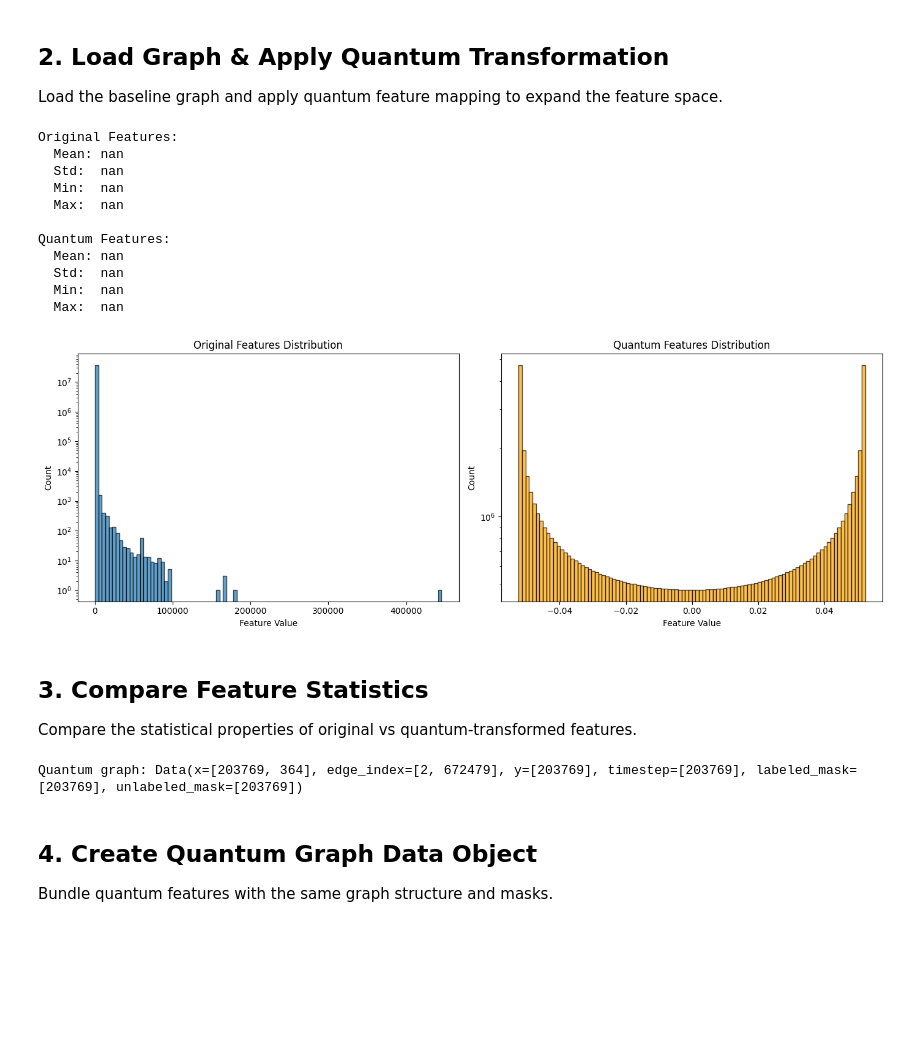
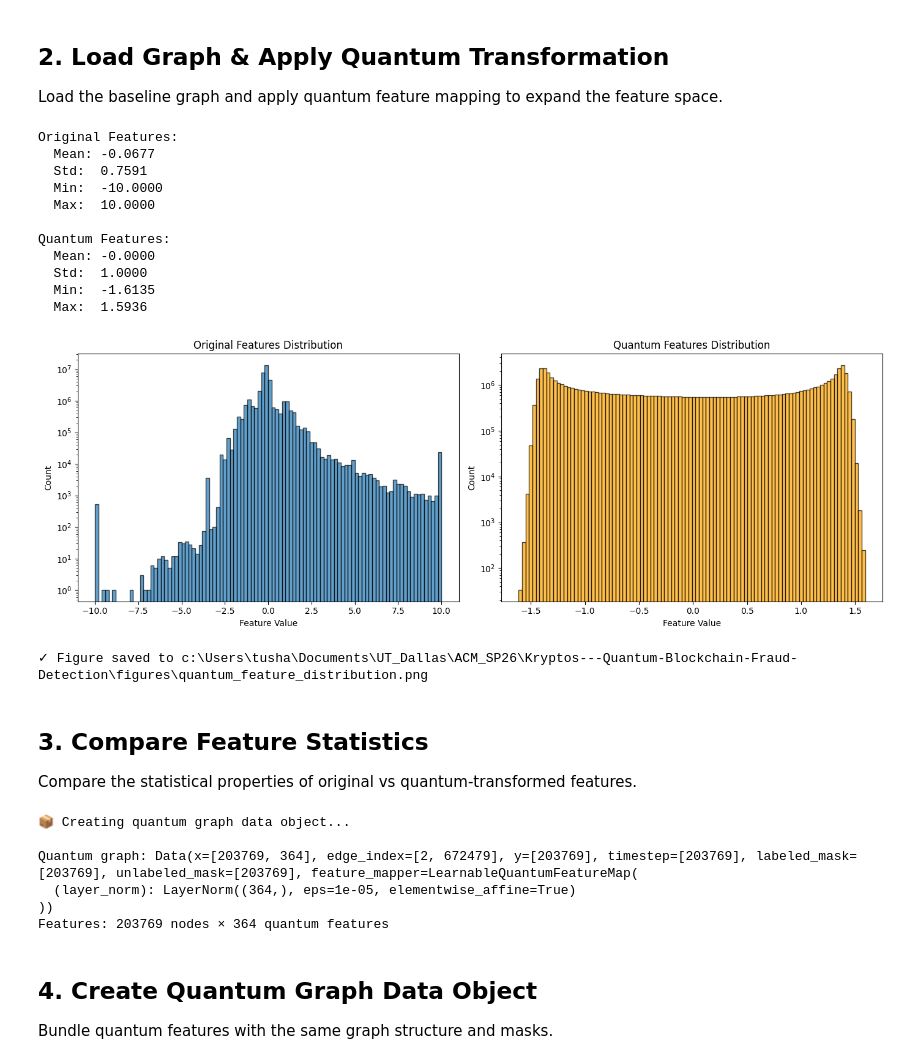
Before and after one commit to toosh-legacy/Kryptos---Quantum-Blockchain-Fraud-Detection, a Jupyter notebook: notebooks/05_quantum_feature_map.ipynb, the cells around one changed output. Saved outputs shown, nothing was run; the diff lists cells and outputs as text; code cells hidden in the pictures; blank space fills up the shorter version.

Commit message:
first model fix with quant producing better results

```diff
--- a/notebooks/05_quantum_feature_map.ipynb
+++ b/notebooks/05_quantum_feature_map.ipynb
@@ -68,6 +117,8 @@ Quantum features: torch.Size([203769, 364])
 
 Load the baseline graph and apply quantum feature mapping to expand the feature space.
 # %%
+import numpy as np
+
 print("\nOriginal Features:")
 print(f"  Mean: {data.x.mean().item():.4f}")
 print(f"  Std:  {data.x.std().item():.4f}")
@@ -77,44 +128,53 @@ print(f"  Max:  {data.x.max().item():.4f}")
 print("\nQuantum Features:")
 print(f"  Mean: {x_quantum.mean().item():.4f}")
 print(f"  Std:  {x_quantum.std().item():.4f}")
 print(f"  Min:  {x_quantum.min().item():.4f}")
 print(f"  Max:  {x_quantum.max().item():.4f}")
 
 # Visualize feature distributions
 fig, axes = plt.subplots(1, 2, figsize=(14, 5))
 
+# Filter out NaN values for visualization
+original_flat = data.x.cpu().numpy().flatten()
+original_flat = original_flat[~np.isnan(original_flat)]
+
+quantum_flat = x_quantum.detach().cpu().numpy().flatten()
+quantum_flat = quantum_flat[~np.isnan(quantum_flat)]
+
 # Original features
-axes[0].hist(data.x.cpu().numpy().flatten(), bins=100, alpha=0.7, edgecolor='black')
+axes[0].hist(original_flat, bins=100, alpha=0.7, edgecolor='black')
 axes[0].set_xlabel('Feature Value')
 axes[0].set_ylabel('Count')
 axes[0].set_title('Original Features Distribution')
 axes[0].set_yscale('log')
 
 # Quantum features
-axes[1].hist(x_quantum.cpu().numpy().flatten(), bins=100, alpha=0.7,
+axes[1].hist(quantum_flat, bins=100, alpha=0.7,
              color='orange', edgecolor='black')
 axes[1].set_xlabel('Feature Value')
 axes[1].set_ylabel('Count')
 axes[1].set_title('Quantum Features Distribution')
 axes[1].set_yscale('log')
 
 plt.tight_layout()
 save_path = FIGURES_DIR / FIGURE_FILES['quantum_features']
 plt.savefig(save_path, dpi=150)
 plt.show()
+print(f"\n✓ Figure saved to {save_path}")
 # %% [output]
 Original Features:
-  Mean: nan
-  Std:  nan
-  Min:  nan
-  Max:  nan
+  Mean: -0.0677
+  Std:  0.7591
+  Min:  -10.0000
+  Max:  10.0000
 
 Quantum Features:
-  Mean: nan
-  Std:  nan
-  Min:  nan
-  Max:  nan
+  Mean: -0.0000
+  Std:  1.0000
+  Min:  -1.6135
+  Max:  1.5936
-[figure, old version]
+[figure, new version]
+✓ Figure saved to c:\Users\tusha\Documents\UT_Dallas\ACM_SP26\Kryptos---Quantum-Blockchain-Fraud-Detection\figures\quantum_feature_distribution.png
 # %% [markdown]
 ## 3. Compare Feature Statistics
 
@@ -123,6 +183,7 @@ Compare the statistical properties of original vs quantum-transformed features.
 from torch_geometric.data import Data
 
 # Create quantum graph with all attributes
+print("\n📦 Creating quantum graph data object...")
 data_quantum = Data(
     x=x_quantum,
     edge_index=data.edge_index,
@@ -137,11 +198,20 @@ if hasattr(data, 'train_mask'):
     data_quantum.train_mask = data.train_mask
     data_quantum.val_mask = data.val_mask
     data_quantum.test_mask = data.test_mask
-    print("Copied train/val/test masks from baseline graph")
+    print("✓ Copied train/val/test masks from baseline graph")
+
+# Store the feature mapper for use during training
+data_quantum.feature_mapper = feature_mapper
 
 print(f"\nQuantum graph: {data_quantum}")
+print(f"Features: {data_quantum.x.shape[0]} nodes × {data_quantum.x.shape[1]} quantum features")
 # %% [output]
-Quantum graph: Data(x=[203769, 364], edge_index=[2, 672479], y=[203769], timestep=[203769], labeled_mask=[203769], unlabeled_mask=[203769])
+📦 Creating quantum graph data object...
+
+Quantum graph: Data(x=[203769, 364], edge_index=[2, 672479], y=[203769], timestep=[203769], labeled_mask=[203769], unlabeled_mask=[203769], feature_mapper=LearnableQuantumFeatureMap(
+  (layer_norm): LayerNorm((364,), eps=1e-05, elementwise_affine=True)
+))
+Features: 203769 nodes × 364 quantum features
 # %% [markdown]
 ## 4. Create Quantum Graph Data Object
 
```
Also changed, not shown: parts of 4 cells of this notebook, 15 other files.
